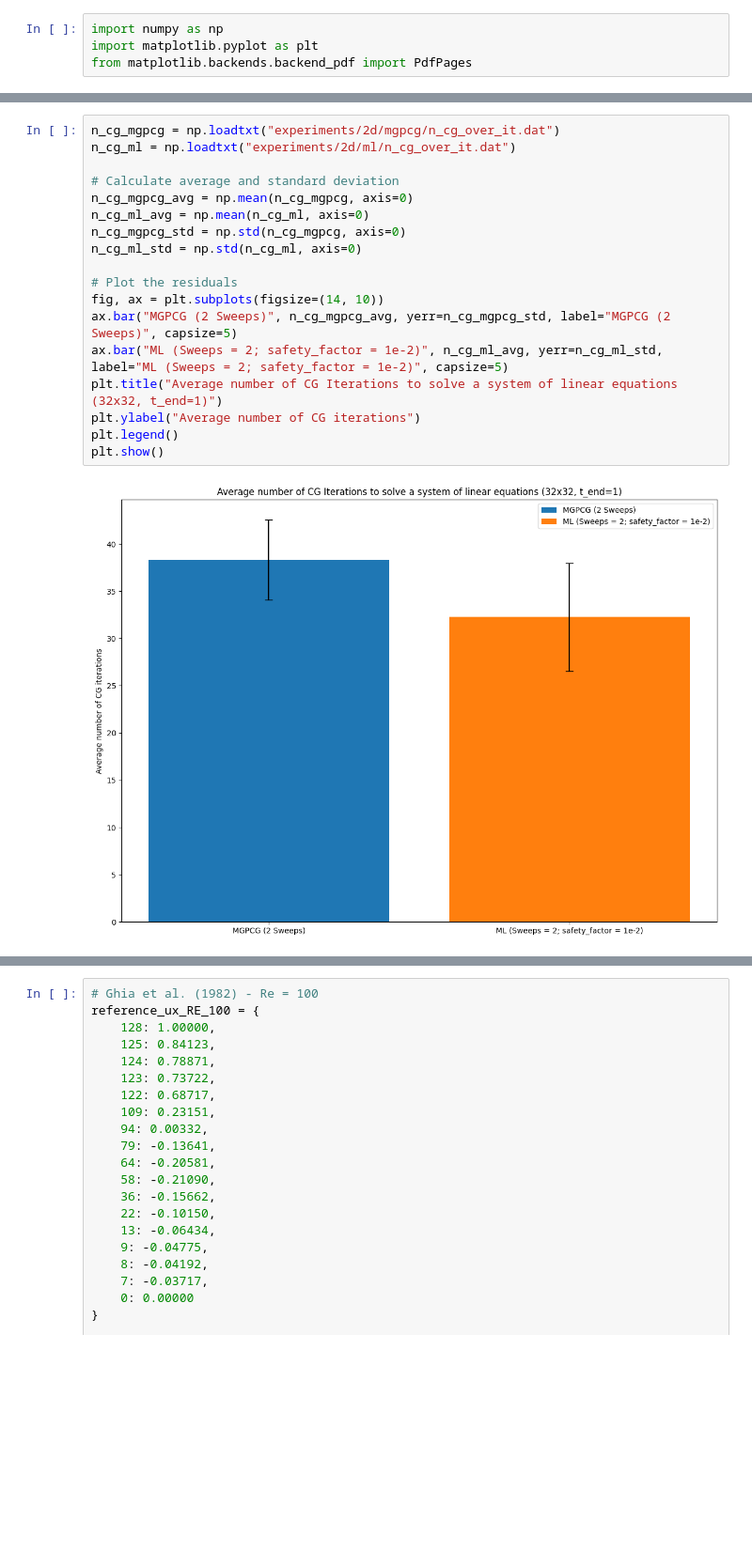
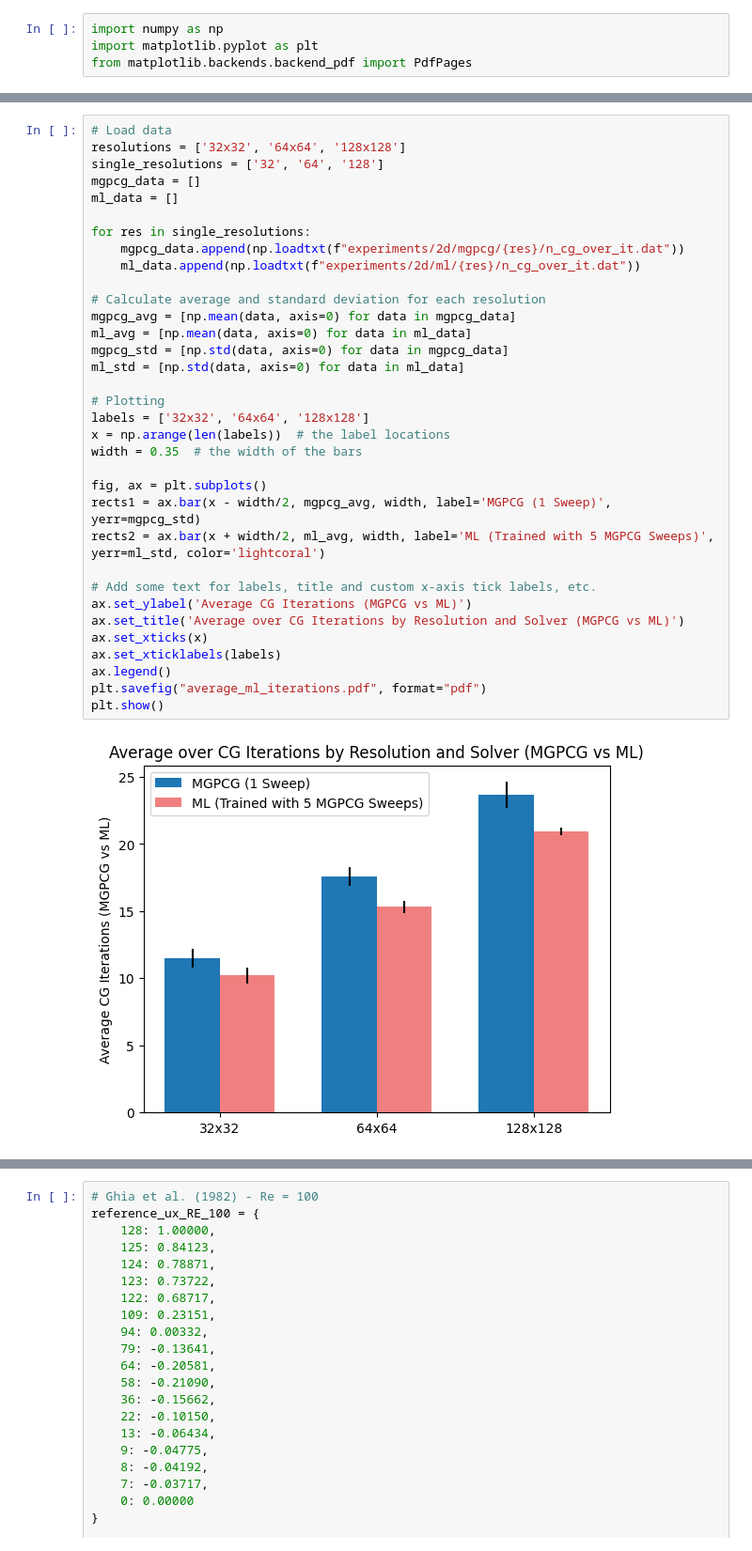
Before and after one commit to glaand/bachelor-thesis, a Jupyter notebook: simple_benchmark.ipynb, the cells around one changed output, grey strips where cells are left out. Shown at 94% size. Saved outputs shown, nothing was run; the diff lists cells and outputs as text; blank space fills up the shorter version.

Commit message:
hybrid solvers

```diff
--- a/simple_benchmark.ipynb
+++ b/simple_benchmark.ipynb
@@ -177,20 +90,36 @@ plt.show()
-# %%
-n_cg_mgpcg = np.loadtxt("experiments/2d/mgpcg/n_cg_over_it.dat")
-n_cg_ml = np.loadtxt("experiments/2d/ml/n_cg_over_it.dat")
-
-# Calculate average and standard deviation
-n_cg_mgpcg_avg = np.mean(n_cg_mgpcg, axis=0)
-n_cg_ml_avg = np.mean(n_cg_ml, axis=0)
-n_cg_mgpcg_std = np.std(n_cg_mgpcg, axis=0)
-n_cg_ml_std = np.std(n_cg_ml, axis=0)
-
-# Plot the residuals
-fig, ax = plt.subplots(figsize=(14, 10))
-ax.bar("MGPCG (2 Sweeps)", n_cg_mgpcg_avg, yerr=n_cg_mgpcg_std, label="MGPCG (2 Sweeps)", capsize=5)
-ax.bar("ML (Sweeps = 2; safety_factor = 1e-2)", n_cg_ml_avg, yerr=n_cg_ml_std, label="ML (Sweeps = 2; safety_factor = 1e-2)", capsize=5)
-plt.title("Average number of CG Iterations to solve a system of linear equations (32x32, t_end=1)")
-plt.ylabel("Average number of CG iterations")
-plt.legend()
-plt.show()
-# %% [output]
-[figure, removed]
+# %%
+# Load data
+resolutions = ['32x32', '64x64', '128x128']
+single_resolutions = ['32', '64', '128']
+mgpcg_data = []
+ml_data = []
+
+for res in single_resolutions:
+    mgpcg_data.append(np.loadtxt(f"experiments/2d/mgpcg/{res}/n_cg_over_it.dat"))
+    ml_data.append(np.loadtxt(f"experiments/2d/ml/{res}/n_cg_over_it.dat"))
+
+# Calculate average and standard deviation for each resolution
+mgpcg_avg = [np.mean(data, axis=0) for data in mgpcg_data]
+ml_avg = [np.mean(data, axis=0) for data in ml_data]
+mgpcg_std = [np.std(data, axis=0) for data in mgpcg_data]
+ml_std = [np.std(data, axis=0) for data in ml_data]
+
+# Plotting
+labels = ['32x32', '64x64', '128x128']
+x = np.arange(len(labels))  # the label locations
+width = 0.35  # the width of the bars
+
+fig, ax = plt.subplots()
+rects1 = ax.bar(x - width/2, mgpcg_avg, width, label='MGPCG (1 Sweep)', yerr=mgpcg_std)
+rects2 = ax.bar(x + width/2, ml_avg, width, label='ML (Trained with 5 MGPCG Sweeps)', yerr=ml_std, color='lightcoral')
+
+# Add some text for labels, title and custom x-axis tick labels, etc.
+ax.set_ylabel('Average CG Iterations (MGPCG vs ML)')
+ax.set_title('Average over CG Iterations by Resolution and Solver (MGPCG vs ML)')
+ax.set_xticks(x)
+ax.set_xticklabels(labels)
+ax.legend()
+plt.savefig("average_ml_iterations.pdf", format="pdf")
+plt.show()
+# %% [output]
+[figure, added]
```
Also changed, not shown: parts of 7 cells of this notebook, 8 other files.
